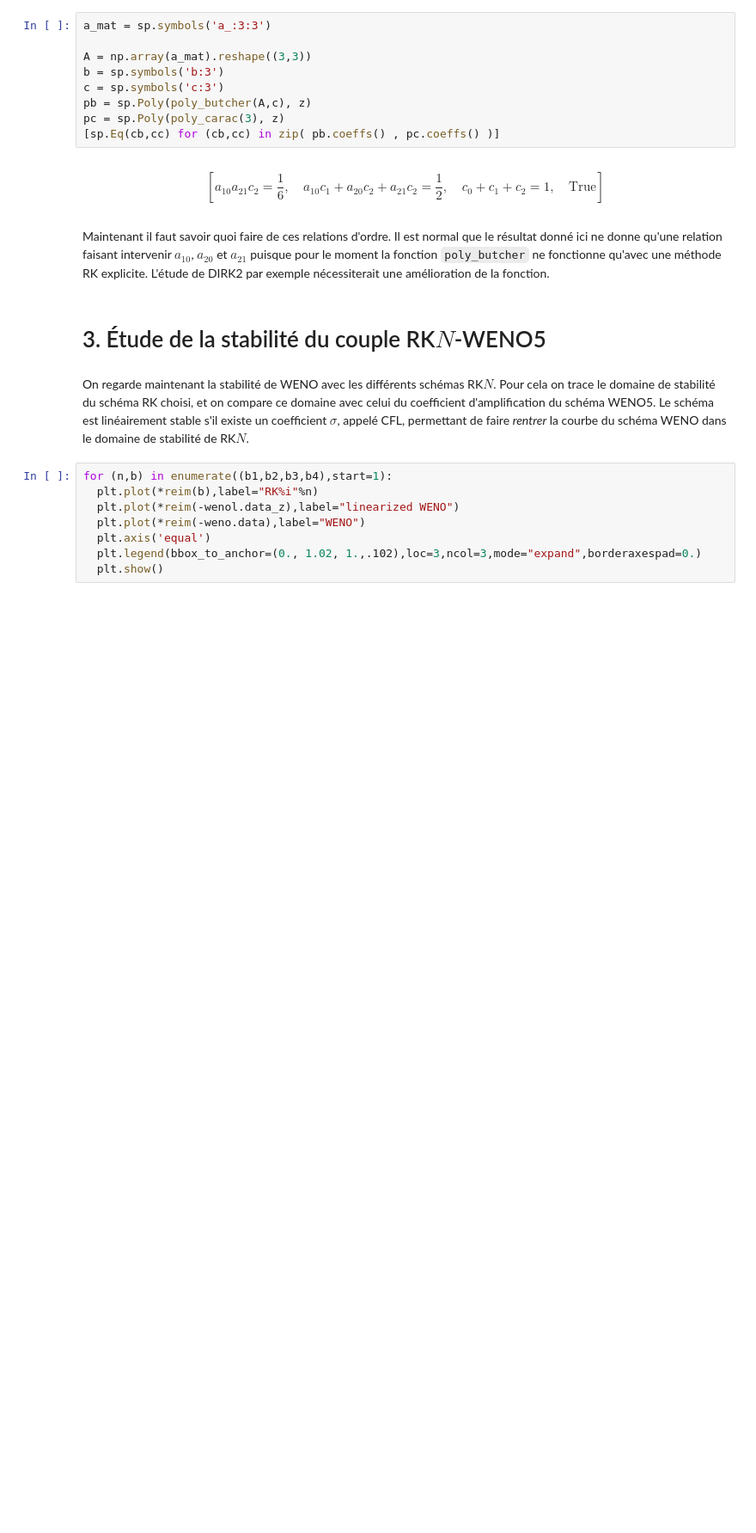
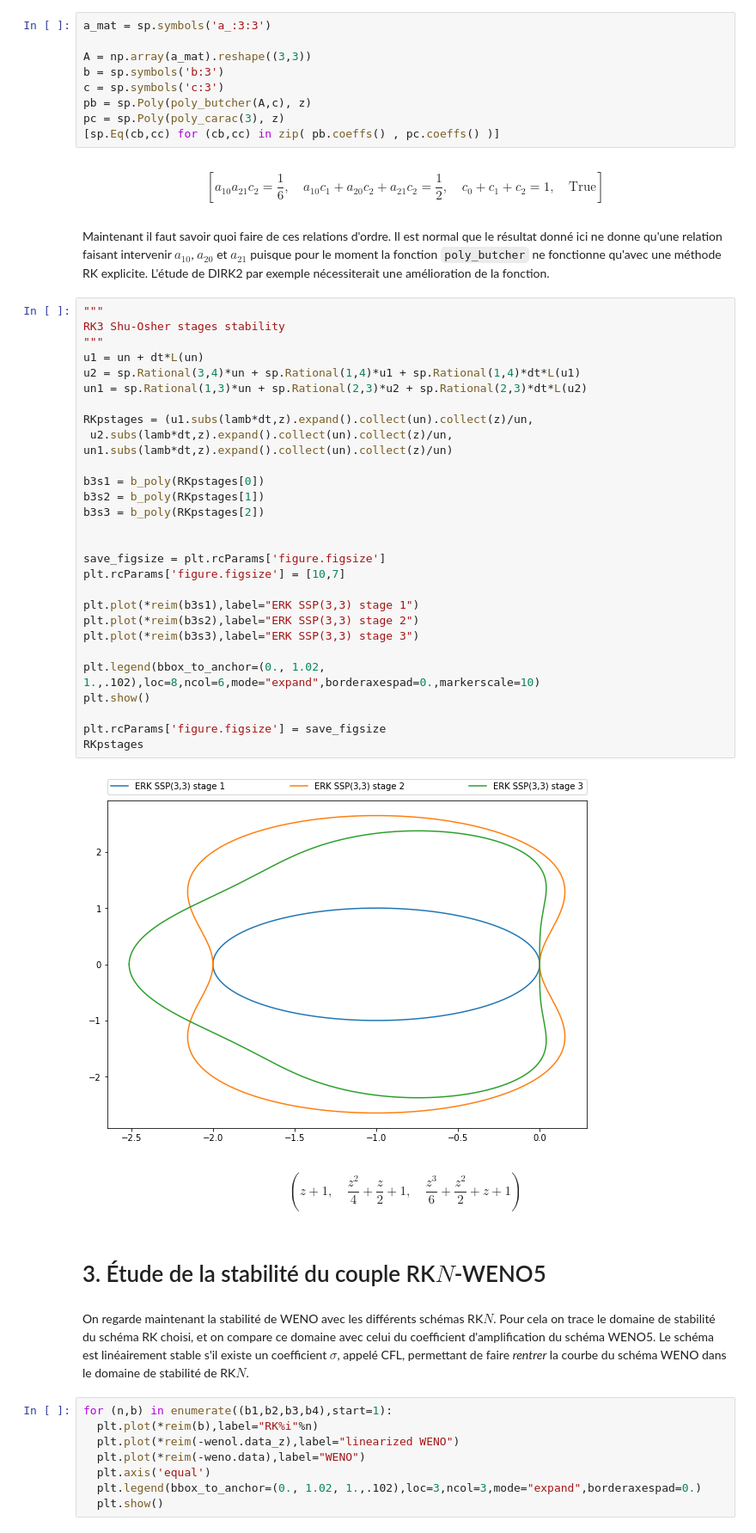
Before and after one commit to kivvix/miMaS, a Jupyter notebook: notebook/cfl.ipynb, the cells around one changed output. Shown at 86% size. Drawn from its saved outputs; the diff is of its cells as text; blank space fills up the shorter version.

```diff
--- a/notebook/cfl.ipynb
+++ b/notebook/cfl.ipynb
@@ -871,6 +871,38 @@ pc = sp.Poly(poly_carac(3), z)
 $$\left [ a_{10} a_{21} c_{2} = \frac{1}{6}, \quad a_{10} c_{1} + a_{20} c_{2} + a_{21} c_{2} = \frac{1}{2}, \quad c_{0} + c_{1} + c_{2} = 1, \quad \mathrm{True}\right ]$$
 # %% [markdown]
 Maintenant il faut savoir quoi faire de ces relations d'ordre. Il est normal que le résultat donné ici ne donne qu'une relation faisant intervenir $a_{10}$, $a_{20}$ et $a_{21}$ puisque pour le moment la fonction `poly_butcher` ne fonctionne qu'avec une méthode RK explicite. L'étude de DIRK2 par exemple nécessiterait une amélioration de la fonction.
+# %%
+"""
+RK3 Shu-Osher stages stability
+"""
+u1 = un + dt*L(un)
+u2 = sp.Rational(3,4)*un + sp.Rational(1,4)*u1 + sp.Rational(1,4)*dt*L(u1)
+un1 = sp.Rational(1,3)*un + sp.Rational(2,3)*u2 + sp.Rational(2,3)*dt*L(u2)
+
+RKpstages = (u1.subs(lamb*dt,z).expand().collect(un).collect(z)/un,
+ u2.subs(lamb*dt,z).expand().collect(un).collect(z)/un,
+un1.subs(lamb*dt,z).expand().collect(un).collect(z)/un)
+
+b3s1 = b_poly(RKpstages[0])
+b3s2 = b_poly(RKpstages[1])
+b3s3 = b_poly(RKpstages[2])
+
+
+save_figsize = plt.rcParams['figure.figsize']
+plt.rcParams['figure.figsize'] = [10,7]
+
+plt.plot(*reim(b3s1),label="ERK SSP(3,3) stage 1")
+plt.plot(*reim(b3s2),label="ERK SSP(3,3) stage 2")
+plt.plot(*reim(b3s3),label="ERK SSP(3,3) stage 3")
+
+plt.legend(bbox_to_anchor=(0., 1.02, 1.,.102),loc=8,ncol=6,mode="expand",borderaxespad=0.,markerscale=10)
+plt.show()
+
+plt.rcParams['figure.figsize'] = save_figsize
+RKpstages
+# %% [output]
+[figure, added]
+$$\left ( z + 1, \quad \frac{z^{2}}{4} + \frac{z}{2} + 1, \quad \frac{z^{3}}{6} + \frac{z^{2}}{2} + z + 1\right )$$
 # %% [markdown]
 # 3. Étude de la stabilité du couple RK$N$-WENO5
 # %% [markdown]
```
